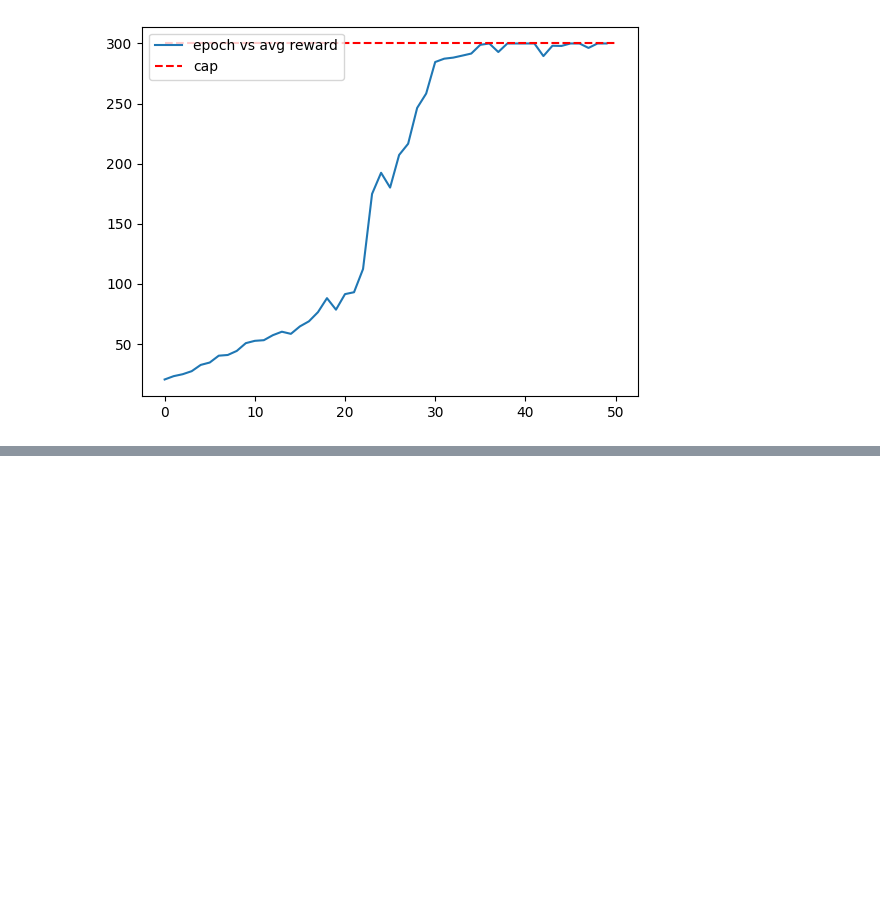
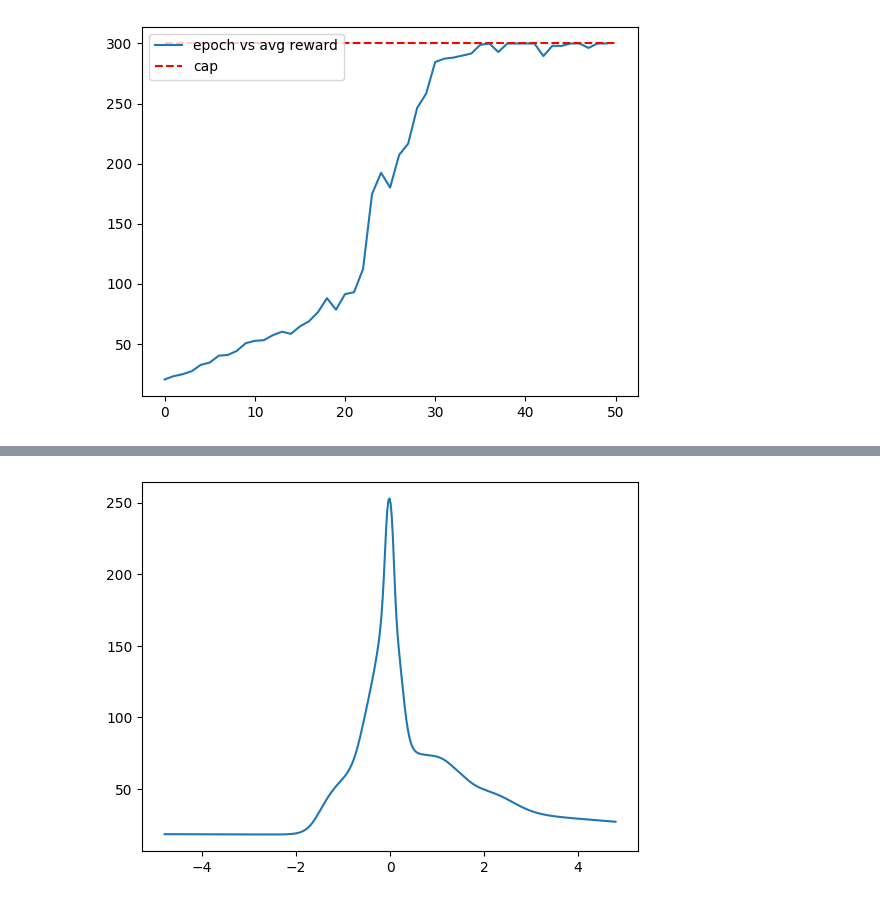
Before and after one commit to ajegorovs/aj_python_tool_lib, a Jupyter notebook: data_processing/neural_networks/DEEP_RL_Deep_Reinfocement_Learning/part_03_Simplest_policy_gradient.ipynb, the cells around one changed output, grey strips where cells are left out. Cells and saved outputs as stored; diff of their text form; code cells hidden in the pictures; blank space fills up the shorter version.

```diff
--- a/data_processing/neural_networks/DEEP_RL_Deep_Reinfocement_Learning/part_03_Simplest_policy_gradient.ipynb
+++ b/data_processing/neural_networks/DEEP_RL_Deep_Reinfocement_Learning/part_03_Simplest_policy_gradient.ipynb
@@ -314,0 +409,11 @@ plt.show()
+# %%
+pos_min = env_CP.env.observation_space.low[0]
+pos_max = env_CP.env.observation_space.high[0]
+pos = torch.linspace(pos_min,pos_max, 400)
+comb = torch.vstack((pos,torch.zeros_like(pos),torch.zeros_like(pos),torch.zeros_like(pos))).T
+with torch.no_grad():
+    y = env_CP_value.get_value(comb).detach().numpy()
+    x = pos.numpy()
+    plt.plot(x,y)
+# %% [output]
+[figure, added]
```
Also changed, not shown: parts of 14 cells of this notebook.
